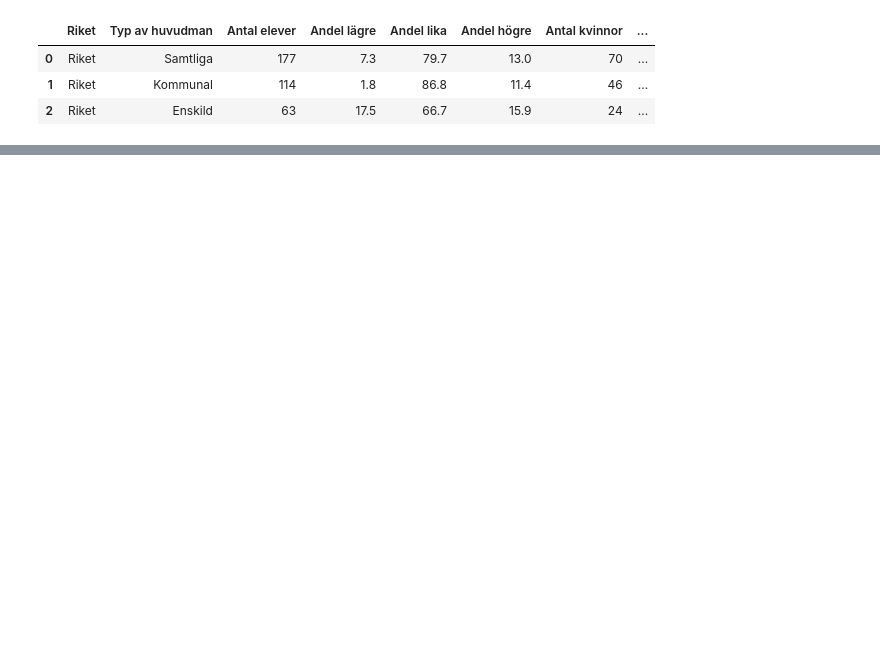
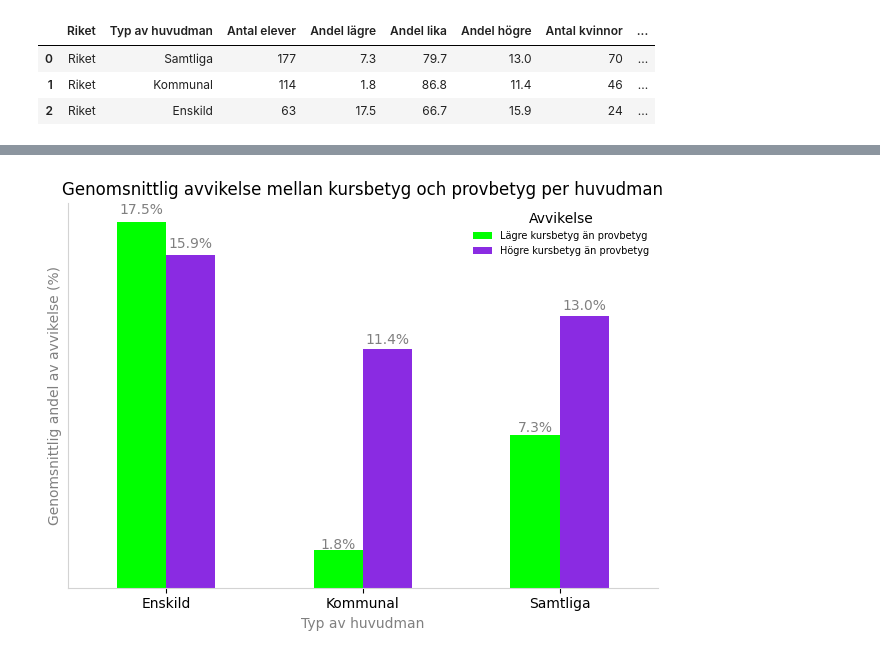
Before and after one commit to Utjiman/Python-Richard-Boden-OPA23, a Jupyter notebook: Labb2/Labb2.ipynb, the cells around one changed output, grey strips where cells are left out. Saved outputs shown, nothing was run; the diff lists cells and outputs as text; code cells hidden in the pictures; blank space fills up the shorter version.

```diff
--- a/Labb2/Labb2.ipynb
+++ b/Labb2/Labb2.ipynb
@@ -397,0 +413,17 @@ relationer_betyg_prov_engelska_5
+# %%
+relations_grade_test_english_5.columns = ['Riket',
+                                            'Typ av huvudman',
+                                            'Antal elever med både prov och kursbetyg',
+                                            'Lägre kursbetyg än provbetyg',
+                                            'Andel med likadant kurs som provbetyg',
+                                            'Högre kursbetyg än provbetyg',
+                                            'Antal kvinnor med både prov och kursbetyg',
+                                            'Andel kvinnor med lägre kursbetyg än provbetyg',
+                                            'Andel kvinnor mer likadant kurs som provbetyg',
+                                            'Andel kvinnor med högre kursbetyg än provbetyg',
+                                            'Antal män med både prov och kursbetyg',
+                                            'Andel män mer likadant kurs som provbetyg',
+                                            'Andel män med lägre kursbetyg än provbetyg',
+                                            'Andel män med högre kursbetyg än provbetyg']
+
+relations_grade_test_english_5
@@ -397,0 +441,3 @@ relationer_betyg_prov_engelska_5
+# %%
+average_deviation = relations_grade_test_english_5.groupby('Typ av huvudman')[['Lägre kursbetyg än provbetyg', 'Högre kursbetyg än provbetyg']].mean()
+average_deviation
@@ -397,0 +456,36 @@ relationer_betyg_prov_engelska_5
+# %%
+colors_dev = ['lime', 'blueviolet']
+
+ax = average_deviation.plot(kind='bar', y=['Lägre kursbetyg än provbetyg', 'Högre kursbetyg än provbetyg'], color= colors_dev)
+
+plt.title('Genomsnittlig avvikelse mellan kursbetyg och provbetyg per huvudman', fontsize = 12)
+plt.xlabel('Typ av huvudman', color= 'grey')
+plt.ylabel('Genomsnittlig andel av avvikelse (%)', color= 'grey')
+plt.xticks(rotation=0)
+plt.legend(title='Avvikelse', frameon=False, fontsize = 7)
+ax.spines['top'].set_visible(False)
+ax.spines['right'].set_visible(False)
+ax.spines['bottom'].set_color('lightgray')
+ax.spines['left'].set_color('lightgray')
+
+plt.yticks([]) # removes yticks
+
+for p in ax.patches:
+
+    # Get the width and height of the bar.
+    width, height = p.get_width(), p.get_height()
+
+    # Get the bottom left coordinates (x, y) of the bar.
+    x, y = p.get_xy()
+
+    # Adds a label on top of each bar.
+    # The label text is the height value formatted to one decimal place followed by '%'.
+    # Place the label at the center of the top of the bar (x + width/2, y + height*1.02).
+    # ha='center' aligns the text to the center of the bar
+    ax.annotate(f'{height:.1f}%', (x + width/2, y + height*1.02), color= 'grey', ha='center')
+
+
+plt.tight_layout()
+plt.show()
+# %% [output]
+[figure, added]
```
Also changed, not shown: parts of 10 cells of this notebook, 7 other files.
